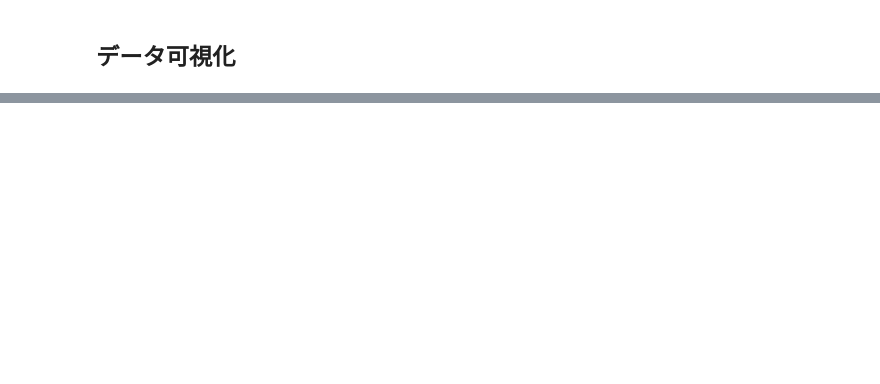
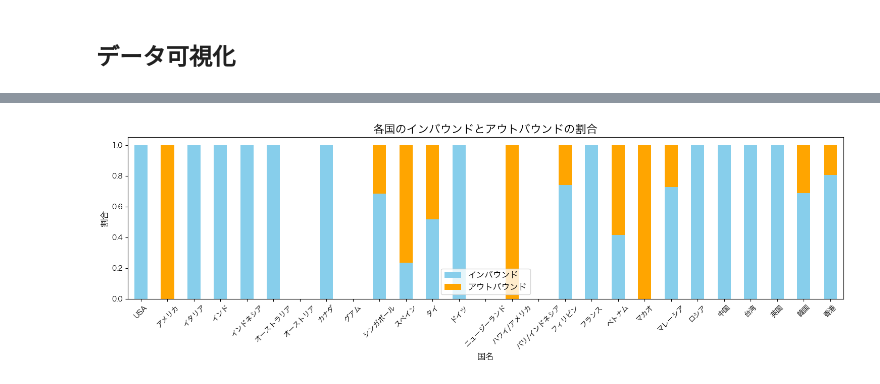
Before and after one commit to DanGaRa215/DSPRG2, a Jupyter notebook: 最終課題.ipynb, the cells around one changed output, grey strips where cells are left out. Drawn from its saved outputs; the diff is of its cells as text; code cells hidden in the pictures; blank space fills up the shorter version.

```diff
--- a/最終課題.ipynb
+++ b/最終課題.ipynb
@@ -275,0 +369,18 @@ print(df.nlargest(5, 'visitors'))
+# %%
+# 割合計算
+merged_data['inbound_ratio'] = merged_data['visitors_inbound'] / (merged_data['visitors_inbound'] + merged_data['visitors_outbound'])
+merged_data['outbound_ratio'] = 1 - merged_data['inbound_ratio']
+
+# 割合の棒グラフ（積み上げ）
+merged_data[['inbound_ratio', 'outbound_ratio']].plot(
+    kind='bar', stacked=True, figsize=(15, 5), color=['skyblue', 'orange']
+)
+plt.title('各国のインバウンドとアウトバウンドの割合', fontsize=16)
+plt.xlabel('国名', fontsize=12)
+plt.ylabel('割合', fontsize=12)
+plt.xticks(rotation=45, fontsize=10)
+plt.legend(['インバウンド', 'アウトバウンド'], fontsize=12)
+plt.tight_layout()
+plt.show()
+# %% [output]
+[figure, added]
```
Also changed, not shown: parts of 11 cells of this notebook.
